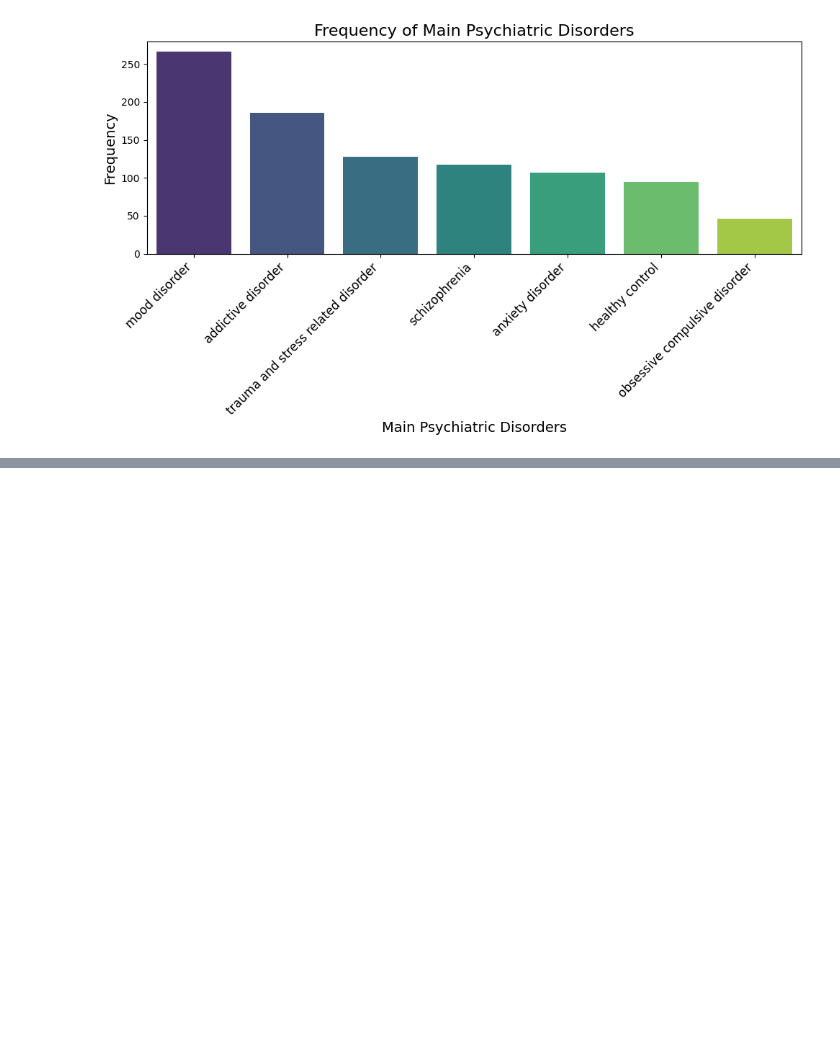
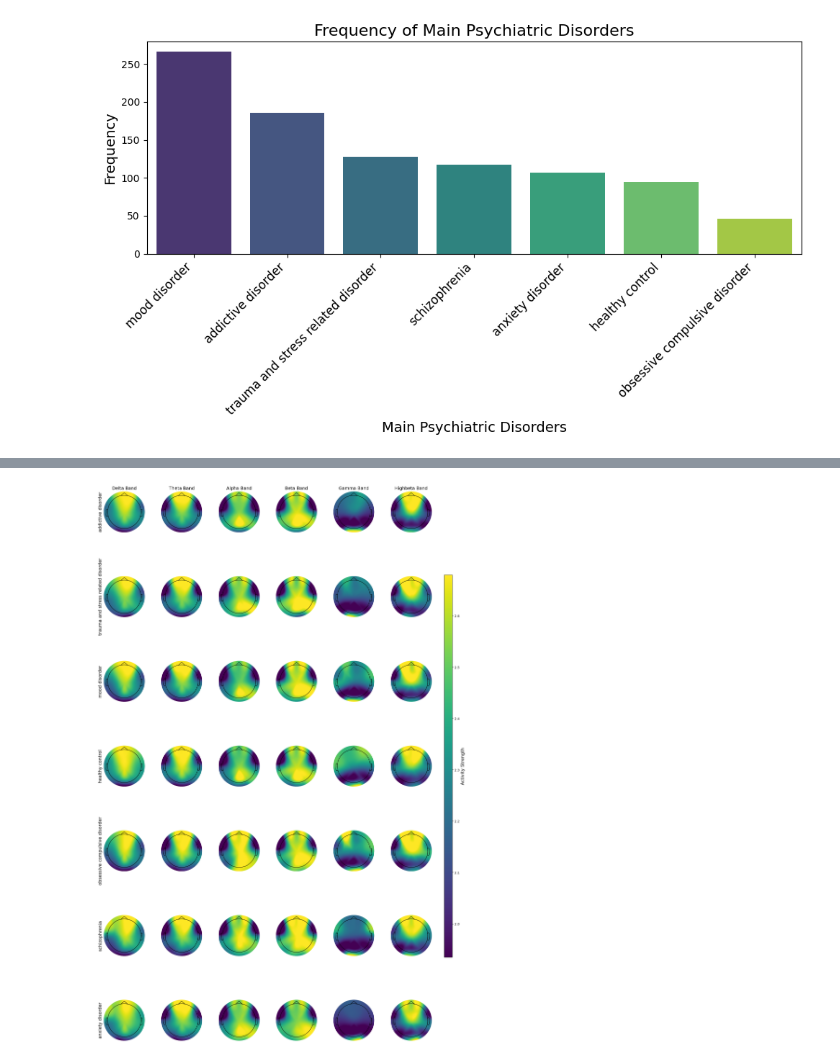
Before and after one commit to ohadgonen/python_final_project, a Jupyter notebook: main.ipynb, the cells around one changed output, grey strips where cells are left out. Cells and saved outputs as stored; diff of their text form; code cells hidden in the pictures; blank space fills up the shorter version.

```diff
--- a/main.ipynb
+++ b/main.ipynb
@@ -225,0 +175,16 @@ combined_output
+# %%
+# The strength of of the EEG activity is normalized compared to the minimun and maximun values of the band averages.
+# Prepare the required arguments for the `visualize_all_disorders` function from the given dataset.
+from src.data_analysis import prepare_disorder_band_averages as prepare_disorder_band_averages
+disorders = df['main.disorder'].unique().tolist()
+frequency_bands = ["delta", "theta", "alpha", "beta", "gamma", "highbeta"]
+electrodes = ['FP1', 'FP2', 'F7', 'F3', 'Fz', 'F4', 'F8', 'T7', 'C3', 'Cz', 'C4', 'T8',
+              'P7', 'P3', 'Pz', 'P4', 'P8', 'O1', 'O2']
+
+# Generate the required arguments
+disorder_band_averages, disorder_names = prepare_disorder_band_averages(df, disorders, frequency_bands, electrodes)
+# %%
+from src.data_visualization import visualize_all_disorders as visualize_all_disorders
+visualize_all_disorders(disorder_band_averages, disorder_names)
+# %% [output]
+[figure, added]
```
Also changed, not shown: parts of 10 cells of this notebook, 4 other files.
